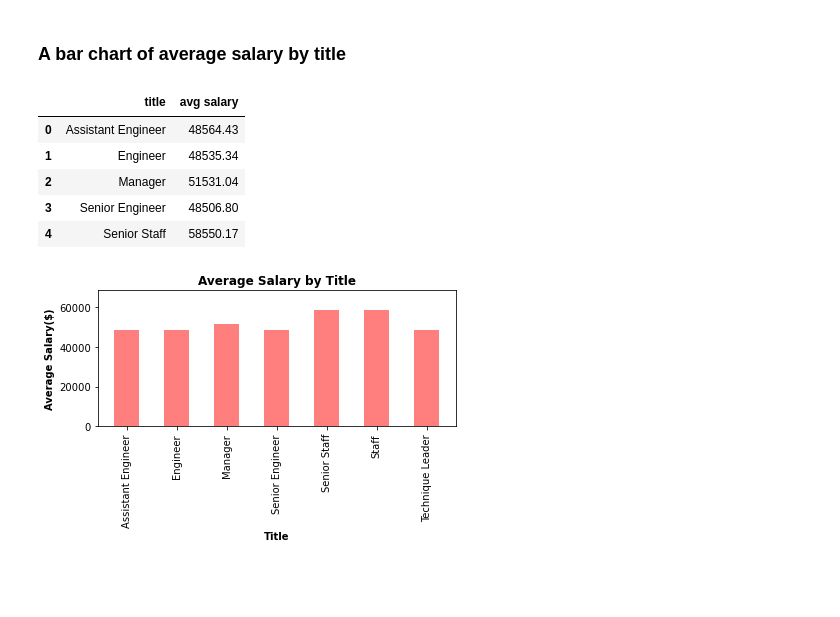
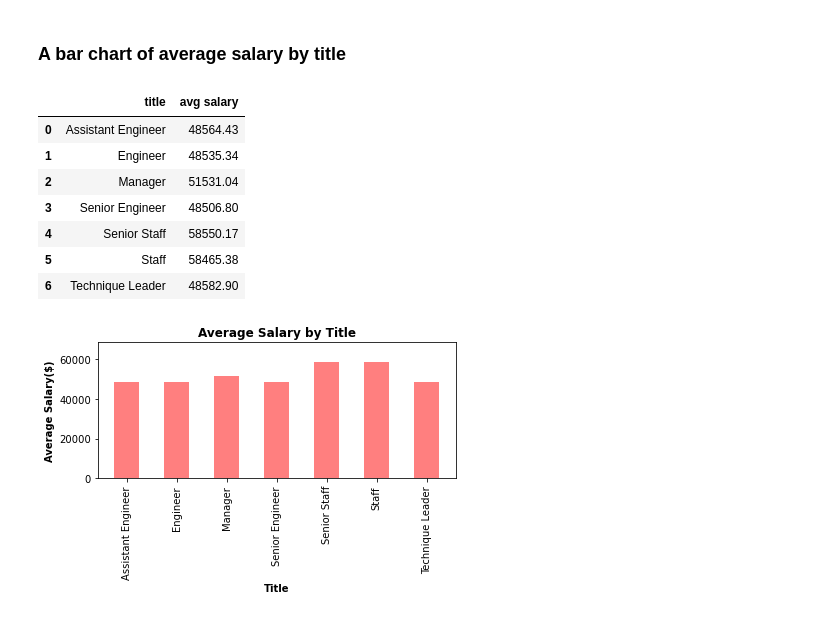
Before and after one commit to abpuccini/employee-database-research, a Jupyter notebook: Employee_DB.ipynb, the cells around one changed output. Cells and saved outputs as stored; diff of their text form; code cells hidden in the pictures; blank space fills up the shorter version.

```diff
--- a/Employee_DB.ipynb
+++ b/Employee_DB.ipynb
@@ -57,14 +57,16 @@ plt.close()
 avg_title = pd.read_sql("SELECT * FROM avg_salary_title", engine)
 # %%
 # Show imported data
-avg_title.head()
+avg_title
 # %% [output]
 |  | title | avg salary |
 | 0 | Assistant Engineer | 48564.43 |
 | 1 | Engineer | 48535.34 |
 | 2 | Manager | 51531.04 |
 | 3 | Senior Engineer | 48506.80 |
 | 4 | Senior Staff | 58550.17 |
+| 5 | Staff | 58465.38 |
+| 6 | Technique Leader | 48582.90 |
 # %%
 # Create bar chart
 plt.bar(avg_title['title'], avg_title['avg salary'], color='red', alpha=0.5, width=0.5)
```
